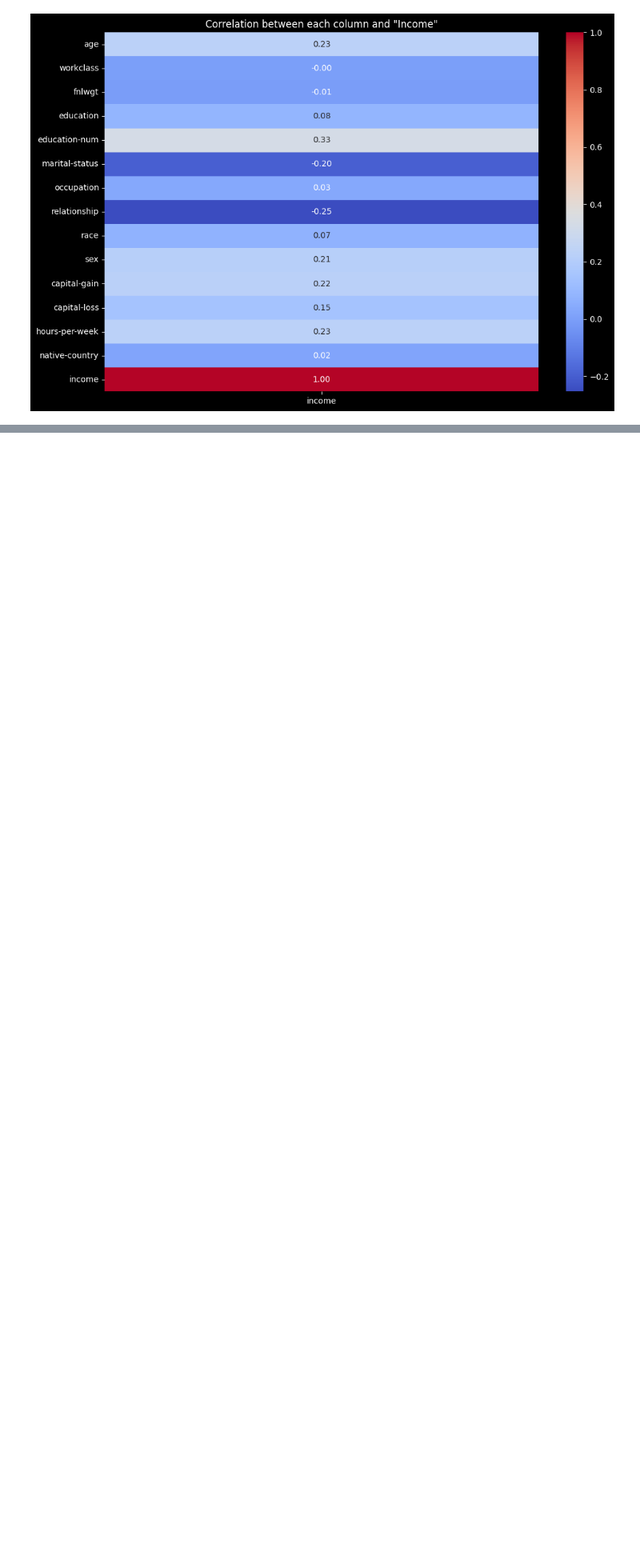
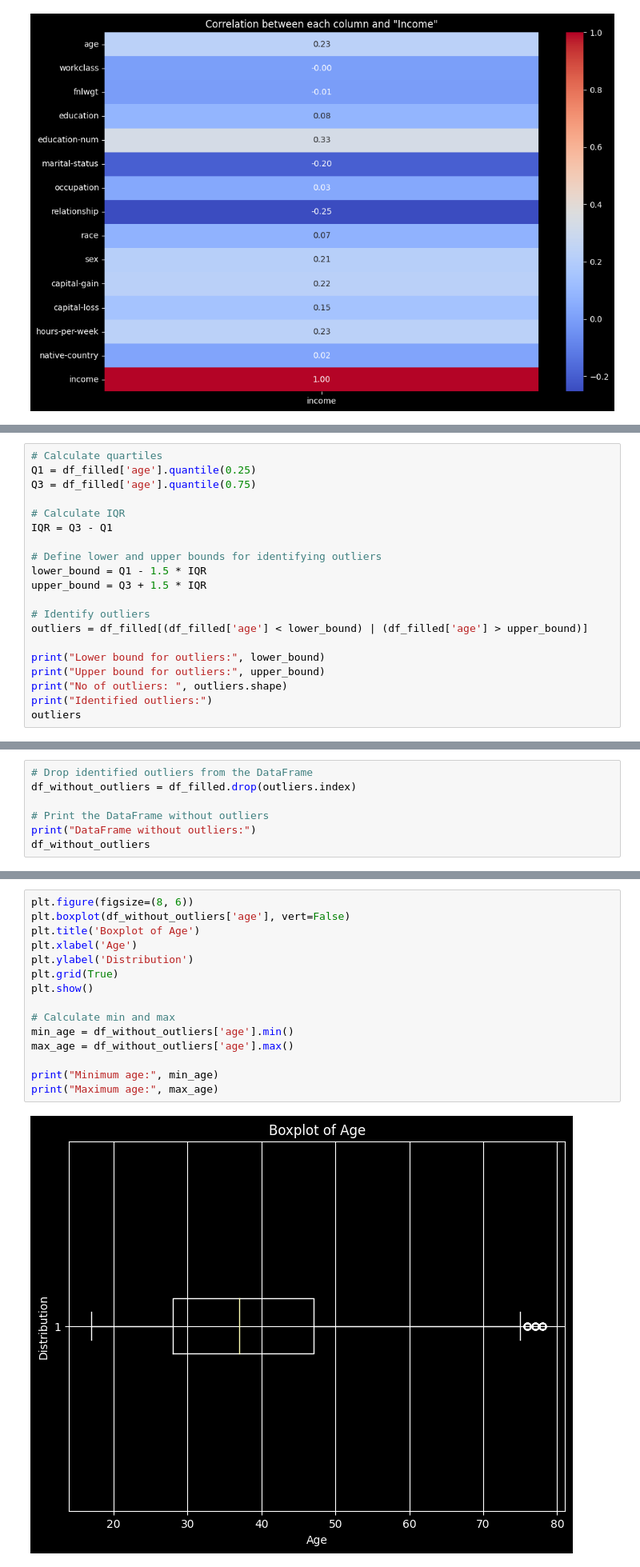
Before and after one commit to Starlight0901/Adult-Census-Income-Prediction, a Jupyter notebook: ML_CW.ipynb, the cells around one changed output, grey strips where cells are left out. Shown at 80% size. Drawn from its saved outputs; the diff is of its cells as text; blank space fills up the shorter version.

```diff
--- a/ML_CW.ipynb
+++ b/ML_CW.ipynb
@@ -513,0 +419,20 @@ plt.show()
+# %%
+# Calculate quartiles
+Q1 = df_filled['age'].quantile(0.25)
+Q3 = df_filled['age'].quantile(0.75)
+
+# Calculate IQR
+IQR = Q3 - Q1
+
+# Define lower and upper bounds for identifying outliers
+lower_bound = Q1 - 1.5 * IQR
+upper_bound = Q3 + 1.5 * IQR
+
+# Identify outliers
+outliers = df_filled[(df_filled['age'] < lower_bound) | (df_filled['age'] > upper_bound)]
+
+print("Lower bound for outliers:", lower_bound)
+print("Upper bound for outliers:", upper_bound)
+print("No of outliers: ", outliers.shape)
+print("Identified outliers:")
+outliers
@@ -513,0 +457,7 @@ plt.show()
+# %%
+# Drop identified outliers from the DataFrame
+df_without_outliers = df_filled.drop(outliers.index)
+
+# Print the DataFrame without outliers
+print("DataFrame without outliers:")
+df_without_outliers
@@ -513,0 +479,17 @@ plt.show()
+# %%
+plt.figure(figsize=(8, 6))
+plt.boxplot(df_without_outliers['age'], vert=False)
+plt.title('Boxplot of Age')
+plt.xlabel('Age')
+plt.ylabel('Distribution')
+plt.grid(True)
+plt.show()
+
+# Calculate min and max
+min_age = df_without_outliers['age'].min()
+max_age = df_without_outliers['age'].max()
+
+print("Minimum age:", min_age)
+print("Maximum age:", max_age)
+# %% [output]
+[figure, added]
```
Also changed, not shown: parts of 44 cells of this notebook.
